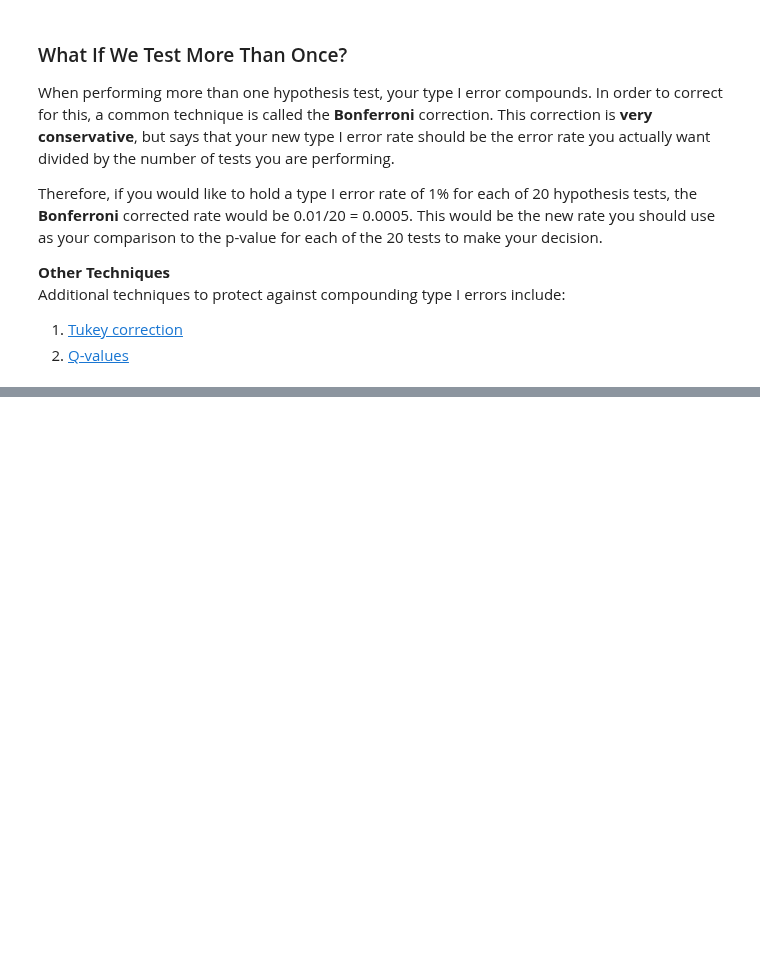
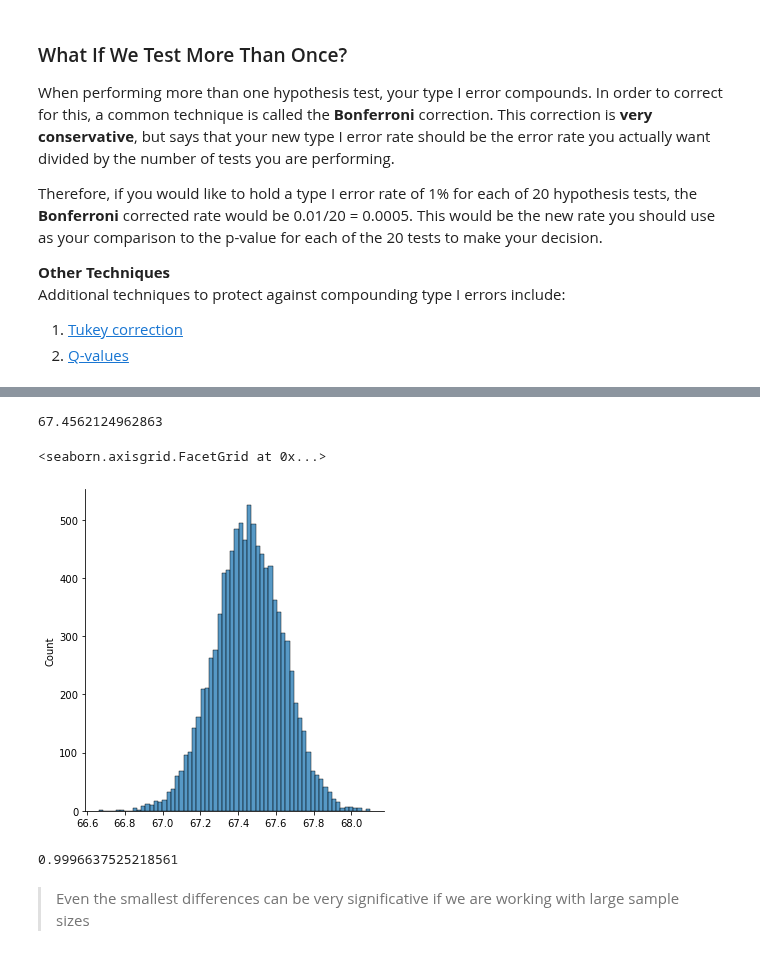
Before and after one commit to vpontello/DataScience_Nanodegree, a Jupyter notebook: 00_Extracurricular/02_Practical_Statistics/practical_statistics.ipynb, the cells around one changed output, grey strips where cells are left out. Drawn from its saved outputs; the diff is of its cells as text; code cells hidden in the pictures; blank space fills up the shorter version.

```diff
--- a/00_Extracurricular/02_Practical_Statistics/practical_statistics.ipynb
+++ b/00_Extracurricular/02_Practical_Statistics/practical_statistics.ipynb
@@ -1545,0 +1651,21 @@ Video on effect size [here](https://www.youtube.com/watch?v=z98xODInLCQ).
+# %%
+simulated = np.random.normal(np.mean(sample_mean), np.std(sample_mean), size=10000)
+simulated_mean = simulated.mean()
+print(simulated_mean)
+
+sns.displot(simulated)
+# %% [output]
+67.4562124962863
+<seaborn.axisgrid.FacetGrid at 0x...>
+[figure, added]
+# %%
+bottom_limit = simulated_mean
+top_limit = 2*sample_data["height"].mean() - simulated_mean
+
+p_test = (full_data["height"]>top_limit)|(full_data["height"]<bottom_limit)
+
+p_test.mean()
+# %% [output]
+0.9996637525218561
+# %% [markdown]
+> Even the smallest differences can be very significative if we are working with large sample sizes
```
Also changed, not shown: parts of 15 cells of this notebook.
